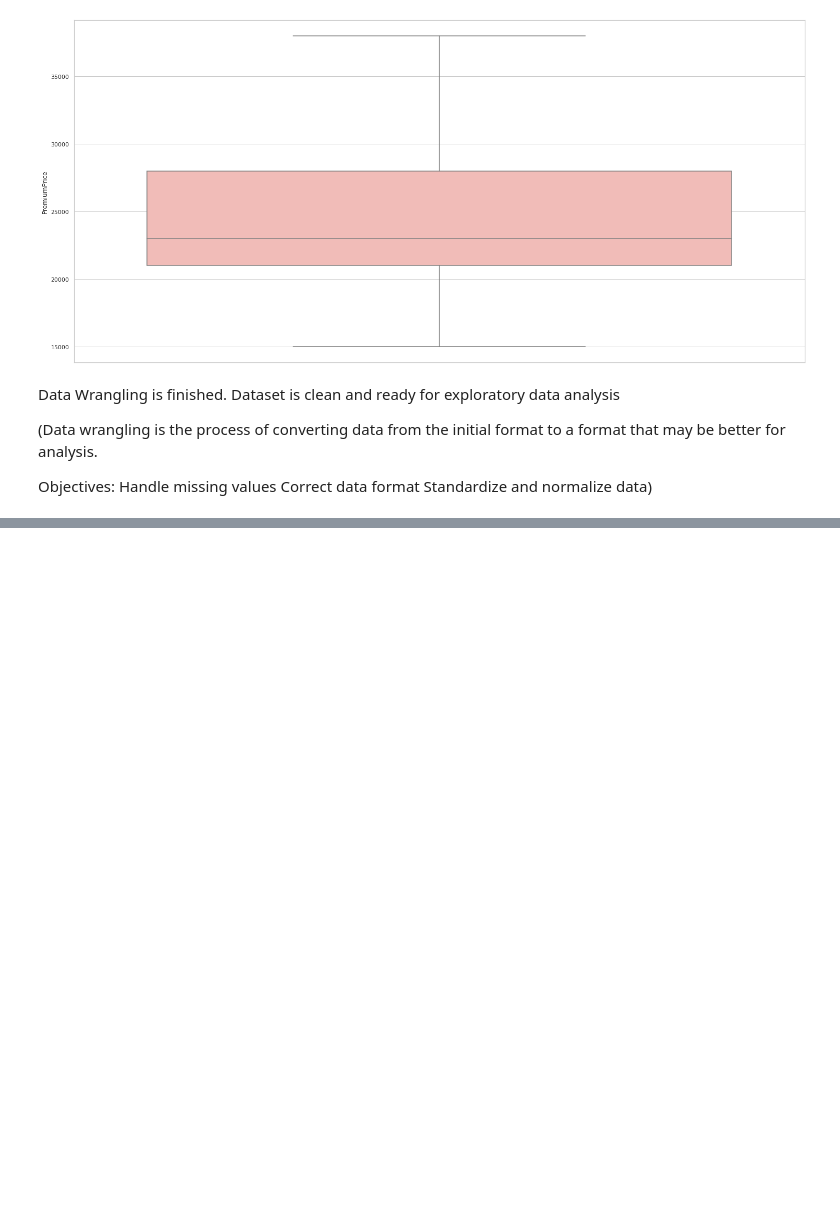
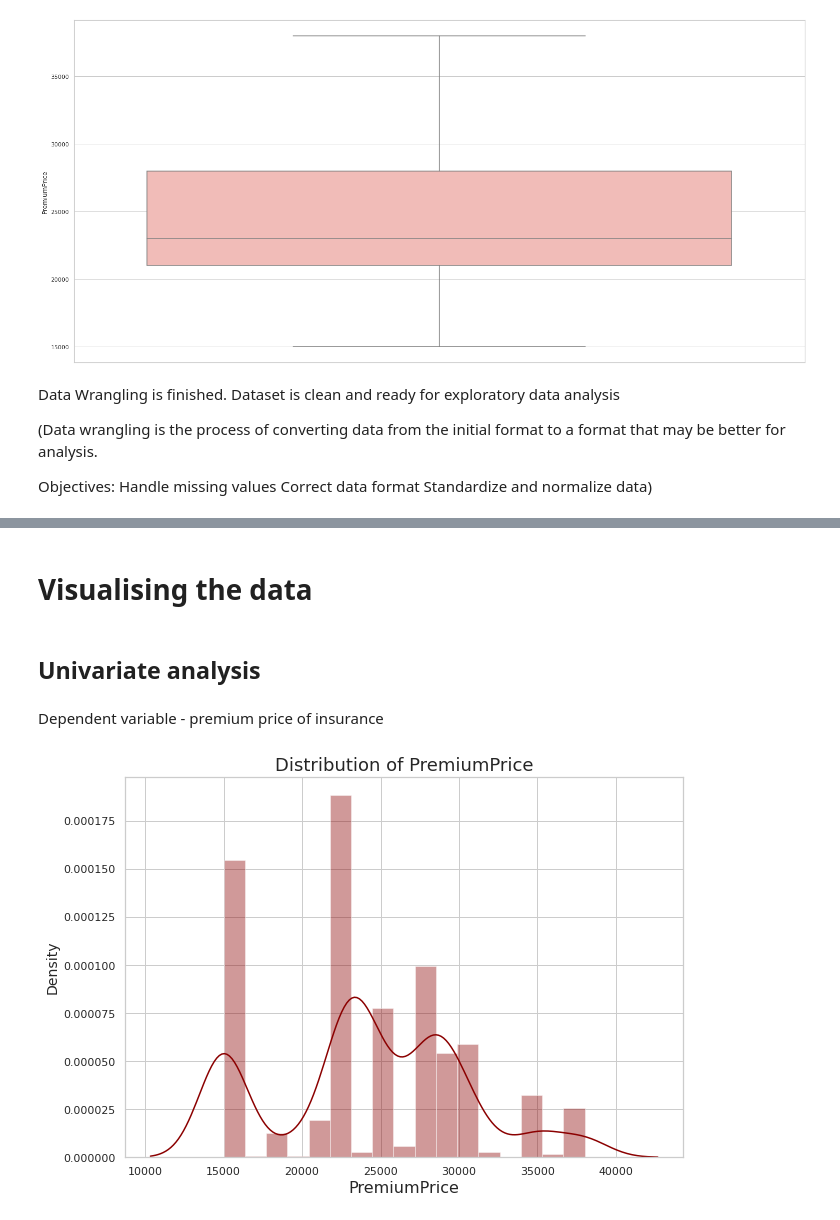
Before and after one commit to DrBharathiTC/Medical-insurance-premium-prediction, a Jupyter notebook: MEDICAL_INSURANCE_PREMIUM_PRICE_PREDICTION.ipynb, the cells around one changed output, grey strips where cells are left out. Saved outputs shown, nothing was run; the diff lists cells and outputs as text; code cells hidden in the pictures; blank space fills up the shorter version.

```diff
--- a/MEDICAL_INSURANCE_PREMIUM_PRICE_PREDICTION.ipynb
+++ b/MEDICAL_INSURANCE_PREMIUM_PRICE_PREDICTION.ipynb
@@ -184,0 +196,17 @@ Objectives: Handle missing values Correct data format Standardize and normalize
+# %% [markdown]
+# **Visualising the data**
+# %% [markdown]
+## **Univariate analysis**
+# %% [markdown]
+Dependent variable - premium price of insurance
+# %%
+# depndent variable is 'PremiumPrice'
+# Normal Distribution
+plt.figure(figsize = (10,7))
+sns.distplot(PPDFC['PremiumPrice'], color = 'darkred',kde=True)
+plt.title('Distribution of PremiumPrice', fontsize=18)
+plt.xlabel('PremiumPrice', fontsize= 16)
+plt.ylabel('Density', fontsize=14)
+plt.show()
+# %% [output]
+[figure, added]
```
Also changed, not shown: parts of 59 cells of this notebook.
